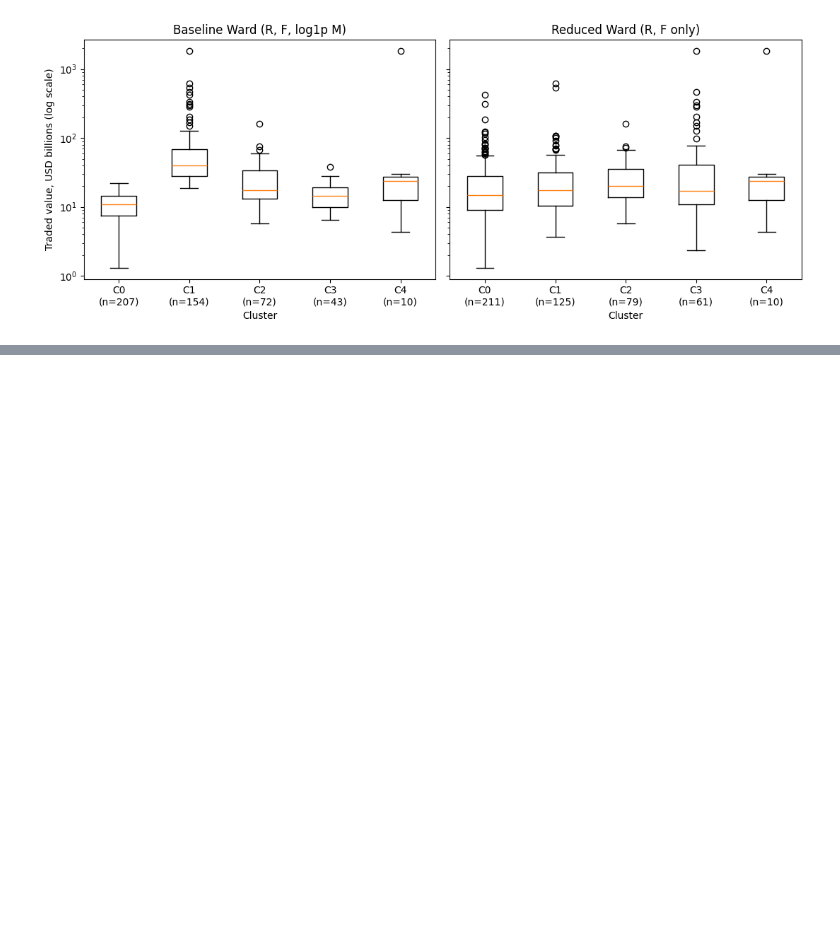
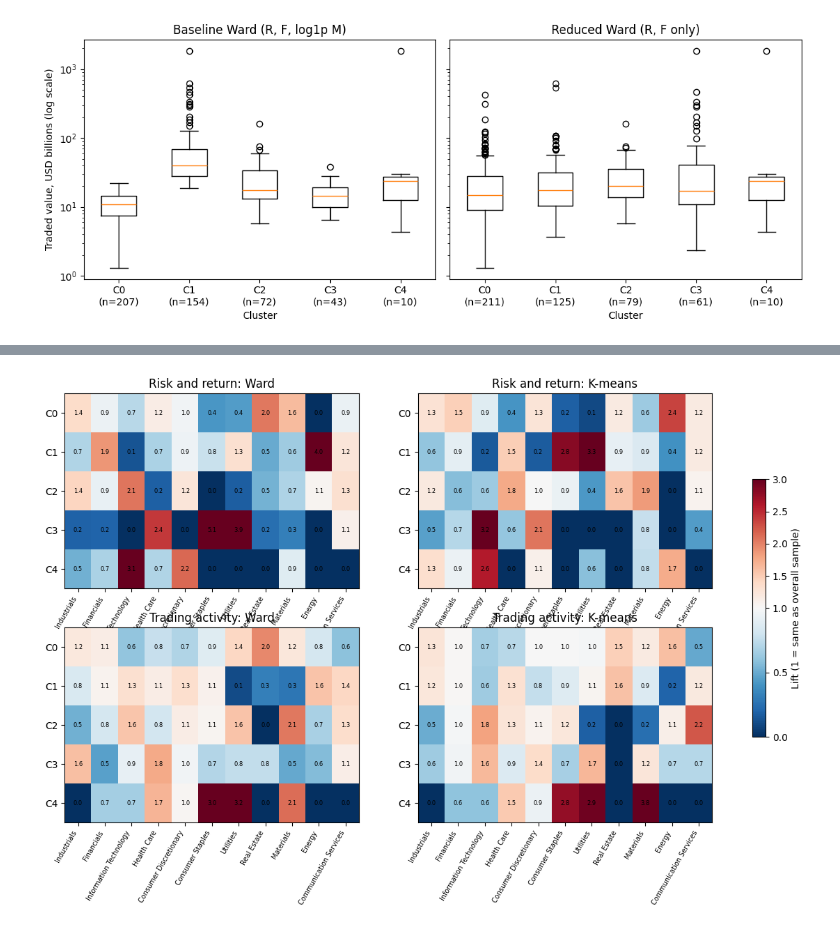
Before and after one commit to nemitha21/S-P500_Stock_Analysis_CWK1, a Jupyter notebook: S&P500_Stock_Analysis_CWK1.ipynb, the cells around one changed output, grey strips where cells are left out. Cells and saved outputs as stored; diff of their text form; code cells hidden in the pictures; blank space fills up the shorter version.

```diff
--- a/S&P500_Stock_Analysis_CWK1.ipynb
+++ b/S&P500_Stock_Analysis_CWK1.ipynb
@@ -1637,0 +1677,15 @@ json.dump({"selected_k": int(K), "features_reduced": cols_noM,
+# %%
+def sector_tables(sol):
+    ct = pd.crosstab(out[sol], out["sector"]).reindex(columns=sector_order, fill_value=0)
+    share = ct.div(ct.sum(axis=1), axis=0)
+    lift = share.div(overall, axis=1)
+    return ct, share, lift
+
+for sol in SOL:
+    ct, share, lift = sector_tables(sol)
+    print(f"\n{TITLE[sol]}: counts")
+    print(ct.to_string())
+    print(f"{TITLE[sol]}: lift")
+    print(lift.round(2).to_string())
+    ct.to_csv(f"outputs/sector_counts_{sol}.csv")
+    lift.round(3).to_csv(f"outputs/sector_lift_{sol}.csv")
@@ -1637,0 +1757,16 @@ json.dump({"selected_k": int(K), "features_reduced": cols_noM,
+# %%
+fig, ax = plt.subplots(2, 2, figsize=(15, 8))
+for a, sol in zip(ax.ravel(), SOL):
+    _, _, lift = sector_tables(sol)
+    im = a.imshow(lift.values, cmap="RdBu_r", norm=TwoSlopeNorm(vmin=0, vcenter=1, vmax=3), aspect="auto")
+    a.set_xticks(range(len(sector_order))); a.set_xticklabels(sector_order, rotation=60, ha="right", fontsize=7)
+    a.set_yticks(range(len(lift))); a.set_yticklabels([f"C{c}" for c in lift.index])
+    for i in range(lift.shape[0]):
+        for j in range(lift.shape[1]):
+            a.text(j, i, f"{lift.values[i, j]:.1f}", ha="center", va="center", fontsize=6)
+    a.set_title(TITLE[sol])
+fig.colorbar(im, ax=ax, shrink=0.6, label="Lift (1 = same as overall sample)")
+plt.savefig("outputs/figures/fig_sector_lift.png", dpi=200, bbox_inches="tight")
+plt.show()
+# %% [output]
+[figure, added]
```
Also changed, not shown: parts of 6 cells of this notebook.
